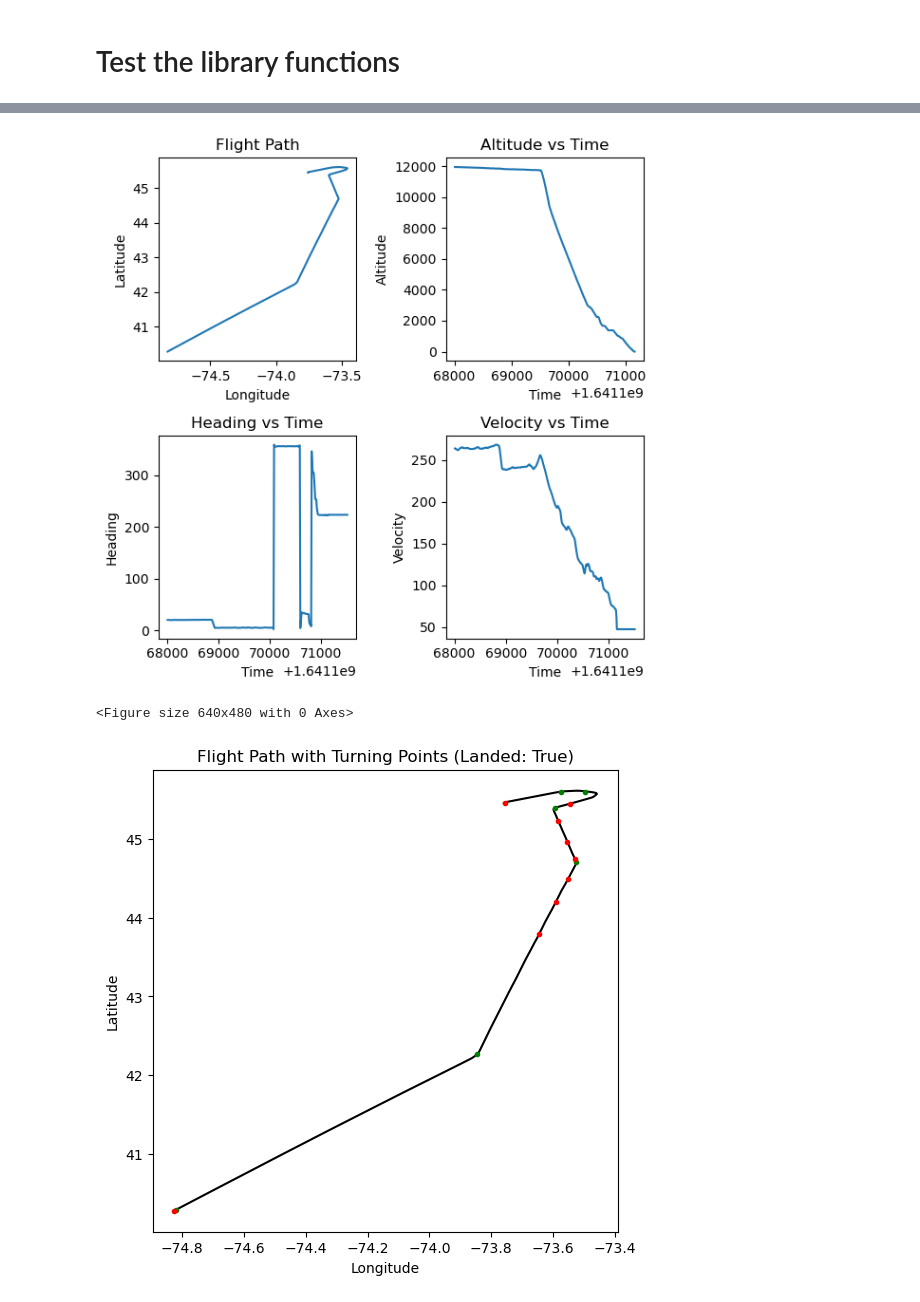
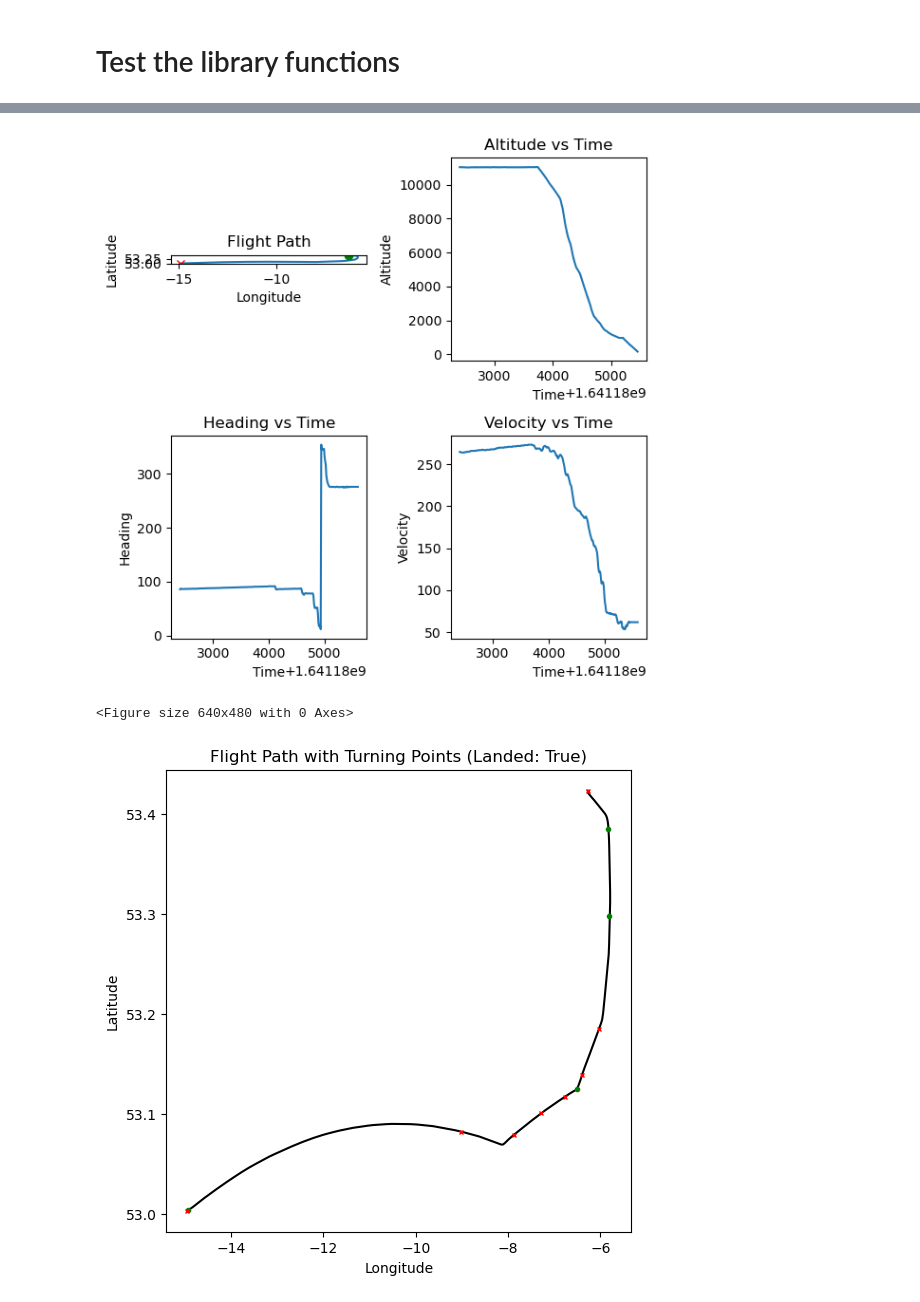
Before and after one commit to thinhhoang95/XFD, a Jupyter notebook: flow-detection/get_turn.ipynb, the cells around one changed output, grey strips where cells are left out. Saved outputs shown, nothing was run; the diff lists cells and outputs as text; code cells hidden in the pictures.

```diff
--- a/flow-detection/get_turn.ipynb
+++ b/flow-detection/get_turn.ipynb
@@ -5,7 +5,7 @@
 import pandas as pd
 import numpy as np
 # %%
-df = pd.read_csv('../data/osstate/extracted/states_2022-01-03-00.csv.gz', compression='gzip')
+df = pd.read_csv('../data/osstate/extracted/states_2022-01-03-04.csv.gz', compression='gzip')
 df.head()
 # %% [output]
 |  | time | icao24 | lat | lon | velocity | heading | vertrate | callsign | onground | alert | spi | ... |
@@ -305,12 +293,12 @@ df_ident.head()
 # %%
-from get_turn import get_turning_points, plot_changepoints
+from get_turn import get_turning_points, plot_changepoints, TurnAndRise
 from potters import plot_df
 plot_df(df_ident)
 
-turns = get_turning_points(df_ident)
+turns:TurnAndRise = get_turning_points(df_ident)
 plt.figure()
 plot_changepoints(turns, df_ident)
 # %% [output]
-[figure, old version]
+[figure, new version]
 <Figure size 640x480 with 0 Axes>
-[figure, old version]
+[figure, new version]
```
Also changed, not shown: parts of 13 cells of this notebook, 8 other files.
